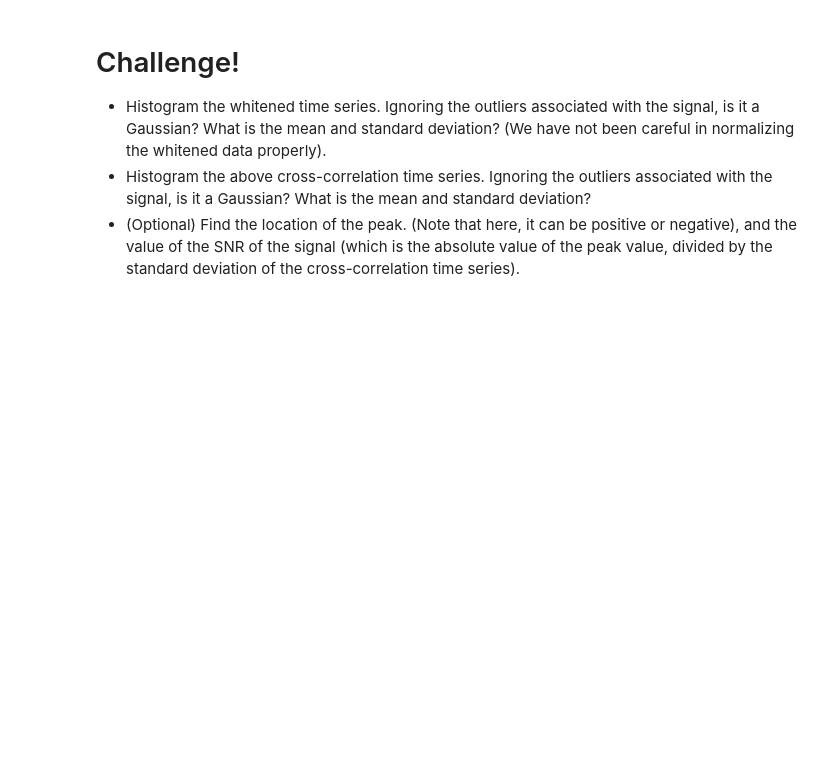
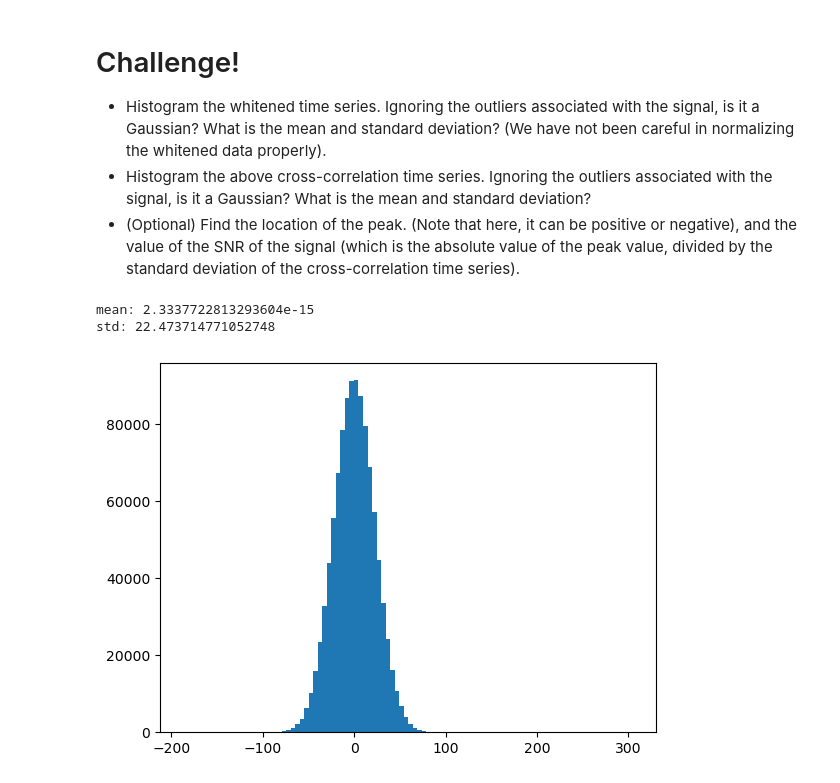
Before and after one commit to diegobonato/odw-2023, a Jupyter notebook: Tutorials/Day_2/Tuto_2.1_Matched_filtering_introduction.ipynb, the cells around one changed output. Drawn from its saved outputs; the diff is of its cells as text; code cells hidden in the pictures; blank space fills up the shorter version.

```diff
--- a/Tutorials/Day_2/Tuto_2.1_Matched_filtering_introduction.ipynb
+++ b/Tutorials/Day_2/Tuto_2.1_Matched_filtering_introduction.ipynb
@@ -227,0 +231,14 @@ pylab.show()
+# %%
+#see if it's gaussian
+plt.hist(data_whitened,bins=100)
+
+#mean and std
+mean = np.mean(data_whitened)
+std  = np.std(data_whitened)
+
+print("mean:",mean)
+print("std:",std)
+# %% [output]
+mean: 2.3337722813293604e-15
+std: 22.473714771052748
+[figure, added]
```
Also changed, not shown: parts of 6 cells of this notebook, 5 other files.
